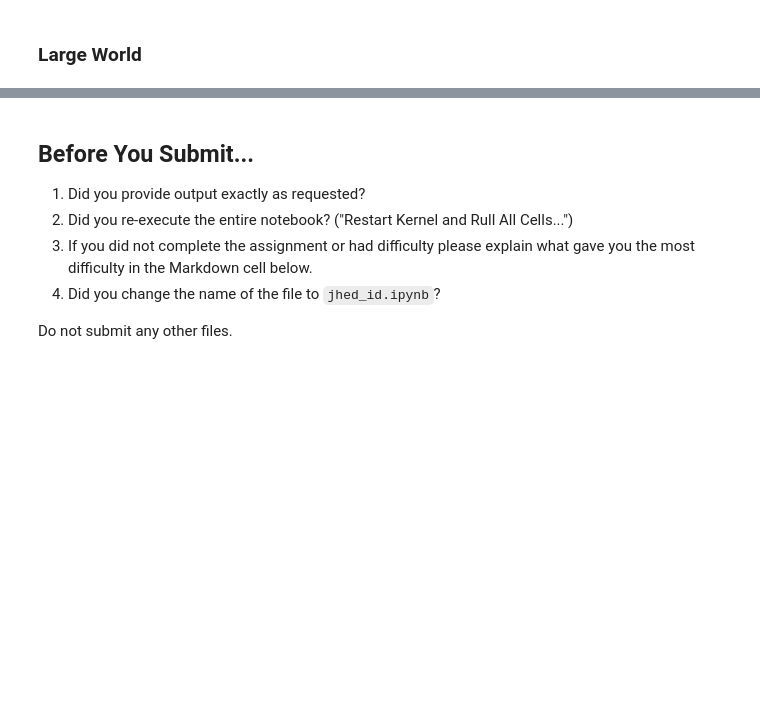
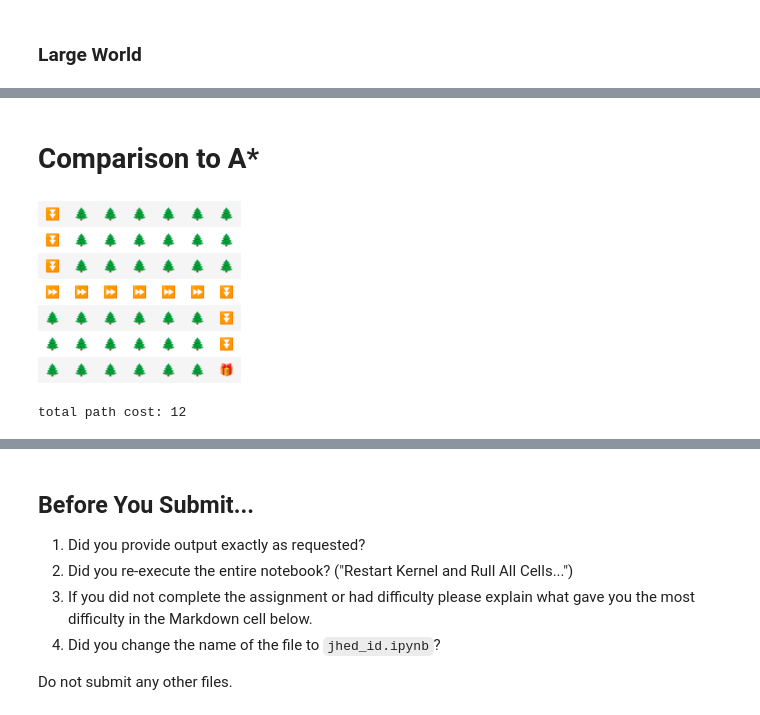
Before and after one commit to eved1018/EN.605.645.82.SP26, a Jupyter notebook: Module11/eedelst4_pa11.ipynb, the cells around one changed output, grey strips where cells are left out. Saved outputs shown, nothing was run; the diff lists cells and outputs as text; code cells hidden in the pictures; blank space fills up the shorter version.

```diff
--- a/Module11/eedelst4_pa11.ipynb
+++ b/Module11/eedelst4_pa11.ipynb
@@ -214,0 +545,19 @@ pretty_print_policy( cols, rows, large_policy, goal)
+# %% [markdown]
+# Comparison to A\*
+# %%
+goal = {(len(astar_small_world[0]) - 1, len(astar_small_world) - 1): 100.0}
+gamma = 0.9
+
+
+astart_small_policy = value_iteration(astar_small_world, costs, goal, cardinal_moves, gamma, transition=0.7)
+small_path_cost = pretty_print_path(astar_small_world, astart_small_policy, (0, 0), (len(astar_small_world[0]) - 1, len(astar_small_world) - 1), costs)
+print(f"total path cost: {small_path_cost}")
+# %% [output]
+| ⏬ | 🌲 | 🌲 | 🌲 | 🌲 | 🌲 | 🌲 |
+| ⏬ | 🌲 | 🌲 | 🌲 | 🌲 | 🌲 | 🌲 |
+| ⏬ | 🌲 | 🌲 | 🌲 | 🌲 | 🌲 | 🌲 |
+| ⏩ | ⏩ | ⏩ | ⏩ | ⏩ | ⏩ | ⏬ |
+| 🌲 | 🌲 | 🌲 | 🌲 | 🌲 | 🌲 | ⏬ |
+| 🌲 | 🌲 | 🌲 | 🌲 | 🌲 | 🌲 | ⏬ |
+| 🌲 | 🌲 | 🌲 | 🌲 | 🌲 | 🌲 | 🎁 |
+total path cost: 12
```
Also changed, not shown: parts of 40 cells of this notebook, 3 other files.
